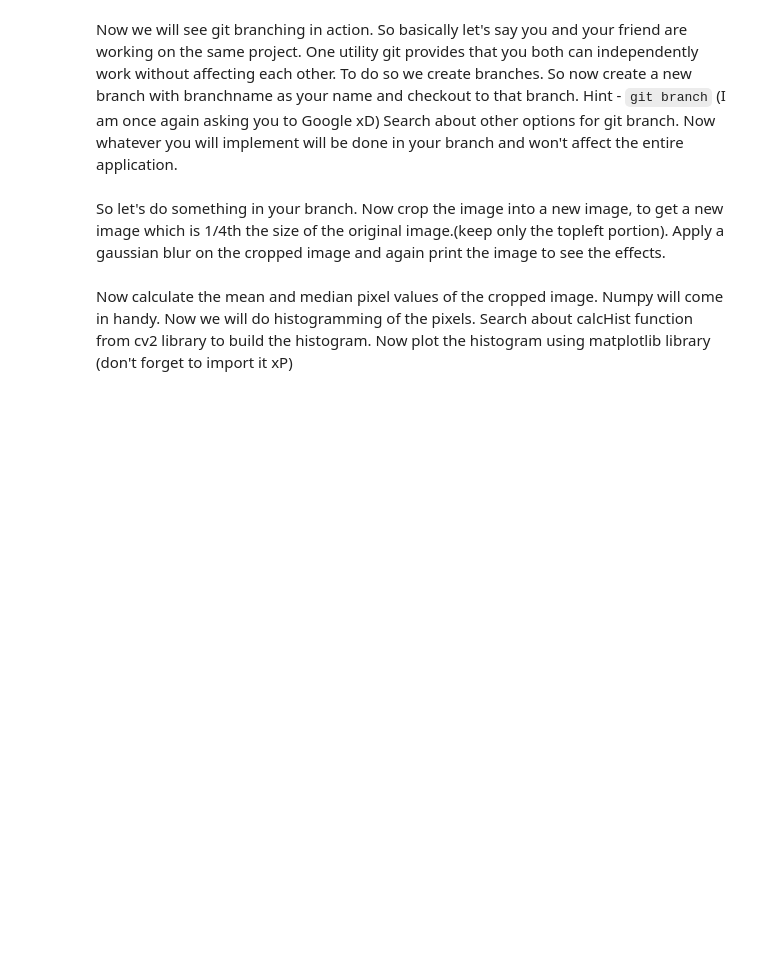
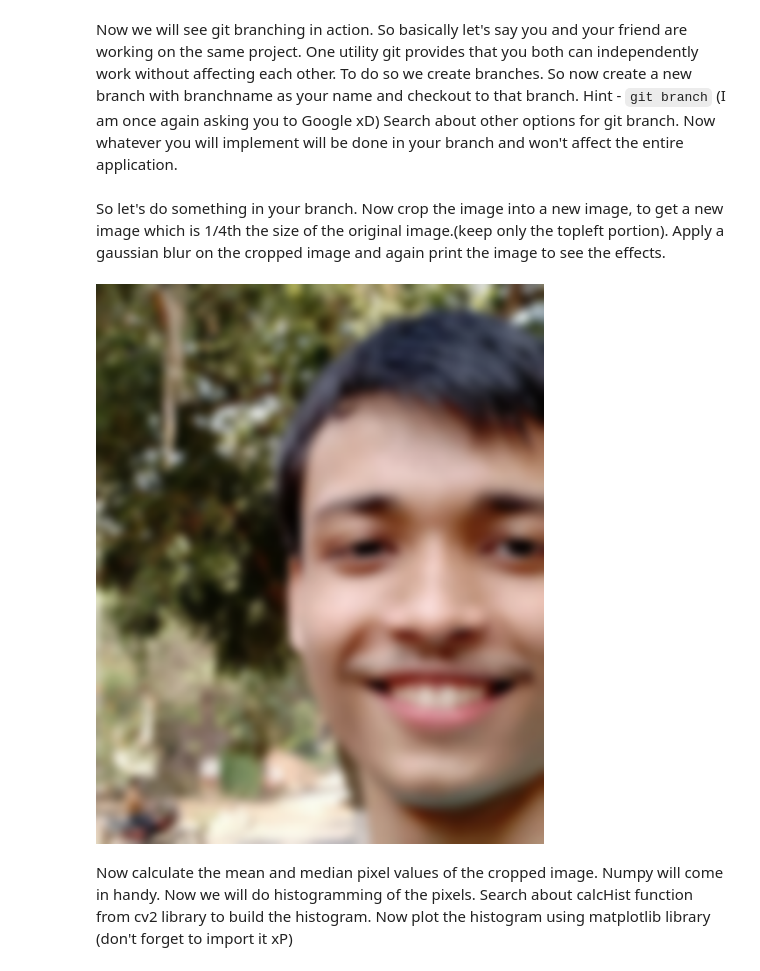
Before and after one commit to arponbasu/CNN-Project-SoC-2ndSem, a Jupyter notebook: Assignment1-_Github_and_Python.ipynb, the cells around one changed output. Drawn from its saved outputs; the diff is of its cells as text; code cells hidden in the pictures; blank space fills up the shorter version.

```diff
--- a/Assignment1-_Github_and_Python.ipynb
+++ b/Assignment1-_Github_and_Python.ipynb
@@ -146,23 +151,27 @@ Now we will see git branching in action. So basically let's say you and your fri
 So let's do something in your branch. Now crop the image into a new image, to get a new image which is 1/4th the size of the original image.(keep only the topleft portion). Apply a gaussian blur on the cropped image and again print the image to see the effects.
 # %%
 from PIL import Image, ImageOps, ImageFilter
+from IPython.display import display # to display images
 try:
     img  = Image.open("TestImage.png")
 except IOError:
     pass
 left = 0
 top = 0
 right = 512
 bottom = 640
 
 # Cropped image of above dimension
 # (It will not change orginal image)
 im1 = img.crop((left, top, right, bottom))
 
 im2 = im1.filter(ImageFilter.GaussianBlur(radius = 5))
 
-im2.show()
 im2 = im2.save("cropblur.png")
+pil_im = Image.open('cropblur.png')
+display(pil_im)
+# %% [output]
+[figure, added]
 # %% [markdown]
 Now calculate the mean and median pixel values of the cropped image. Numpy will come in handy. Now we will do histogramming of the pixels. Search about calcHist function from cv2 library to build the histogram. Now plot the histogram using matplotlib library (don't forget to import it xP)
 # %%
```
Also changed, not shown: parts of 1 cell of this notebook.
